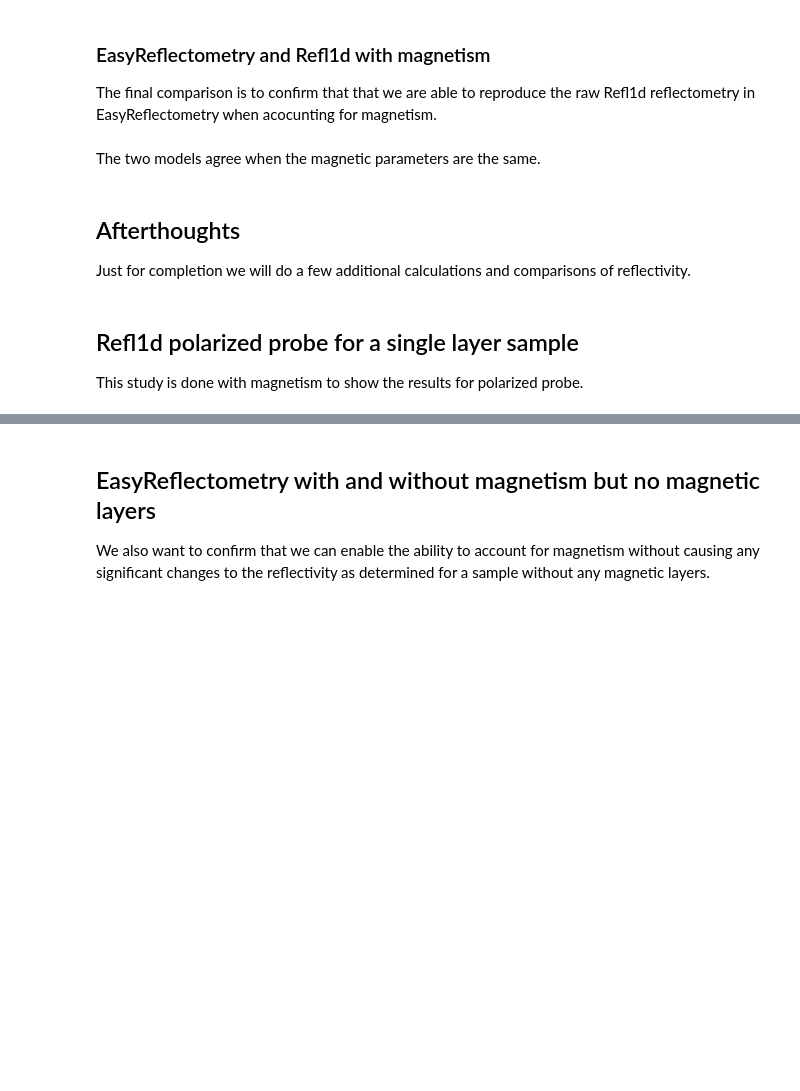
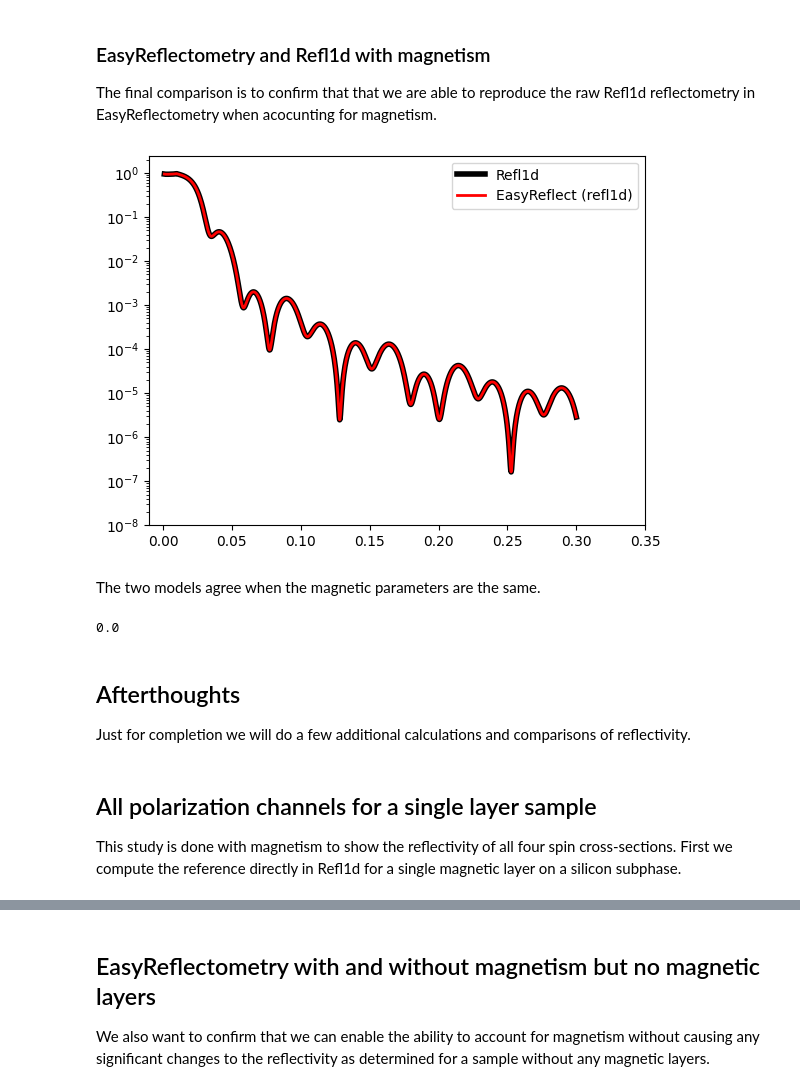
Before and after one commit to easyscience/EasyReflectometryLib, a Jupyter notebook: docs/docs/tutorials/simulation/magnetism.ipynb, the cells around one changed output, grey strips where cells are left out. Saved outputs shown, nothing was run; the diff lists cells and outputs as text; code cells hidden in the pictures; blank space fills up the shorter version.

```diff
--- a/docs/docs/tutorials/simulation/magnetism.ipynb
+++ b/docs/docs/tutorials/simulation/magnetism.ipynb
@@ -176,49 +182,51 @@ The final comparison is to confirm that that we are able to reproduce the raw Re
 # Refl1d model is inverted as compared to EasyReflectometry, so the order of the layers is reversed
 refl1d_sample = (
     refl1d_si(0, 0)
     | refl1d_sld_8(150, 0, magnetism=refl1d.names.Magnetism(rhoM=5, thetaM=175))
     | refl1d_sld_4(100, 0, magnetism=refl1d.names.Magnetism(rhoM=10, thetaM=70))
     | refl1d_vacuum(0, 0)
 )
 model_name = model.unique_name
 storage = {'model': {model_name: {}}}
-storage['model'][model_name]['scale'] = 10.0
-storage['model'][model_name]['bkg'] = 20.0
+# Match the EasyReflectometry model: scale=1, background=0
+storage['model'][model_name]['scale'] = 1.0
+storage['model'][model_name]['bkg'] = 0.0
 
 polarized_probe = _get_polarized_probe(
     q_array=model_coords, dq_array=np.zeros(len(model_coords)), model_name=model_name, storage=storage
 )
 
 experiment = refl1d.names.Experiment(probe=polarized_probe, sample=refl1d_sample)
 model_data_magnetism_ref1d = experiment.reflectivity()[0][1]
 plt.plot(model_coords, model_data_magnetism_ref1d, '-k', label='Refl1d', linewidth=4)
 
 # EasyReflectometry
 interface.switch('refl1d')
 model.interface = interface
 model_interface = model.interface()
 model_interface.include_magnetism = True
-model_interface._wrapper.update_layer(
-    list(model_interface._wrapper.storage['layer'].keys())[1], magnetism_rhoM=10, magnetism_thetaM=70
-)
-model_interface._wrapper.update_layer(
-    list(model_interface._wrapper.storage['layer'].keys())[2], magnetism_rhoM=5, magnetism_thetaM=175
-)
+model_interface._wrapper.update_layer(sld_4_layer.unique_name, magnetism_rhoM=10, magnetism_thetaM=70)
+model_interface._wrapper.update_layer(sld_8_layer.unique_name, magnetism_rhoM=5, magnetism_thetaM=175)
 model_data_magnetism_easy = model.interface().reflectity_profile(
     model_coords,
     model.unique_name,
 )
 plt.plot(model_coords, model_data_magnetism_easy, 'r-', label=f'EasyReflect ({model_interface.name})', linewidth=2)
 
 plot_apply_makeup()
+# %% [output]
+[figure, added]
 # %% [markdown]
 The two models agree when the magnetic parameters are the same.
 # %%
 print(max(abs(model_data_magnetism_easy - model_data_magnetism_ref1d)))
+# %% [output]
+0.0
 # %% [markdown]
 ## Afterthoughts
 Just for completion we will do a few additional calculations and comparisons of reflectivity.
 # %% [markdown]
-## Refl1d polarized probe for a single layer sample
- This study is done with magnetism to show the results for polarized probe.
+## All polarization channels for a single layer sample
+
+This study is done with magnetism to show the reflectivity of all four spin cross-sections. First we compute the reference directly in Refl1d for a single magnetic layer on a silicon subphase.
 # %%
```
Also changed, not shown: parts of 17 cells of this notebook, 13 other files.
